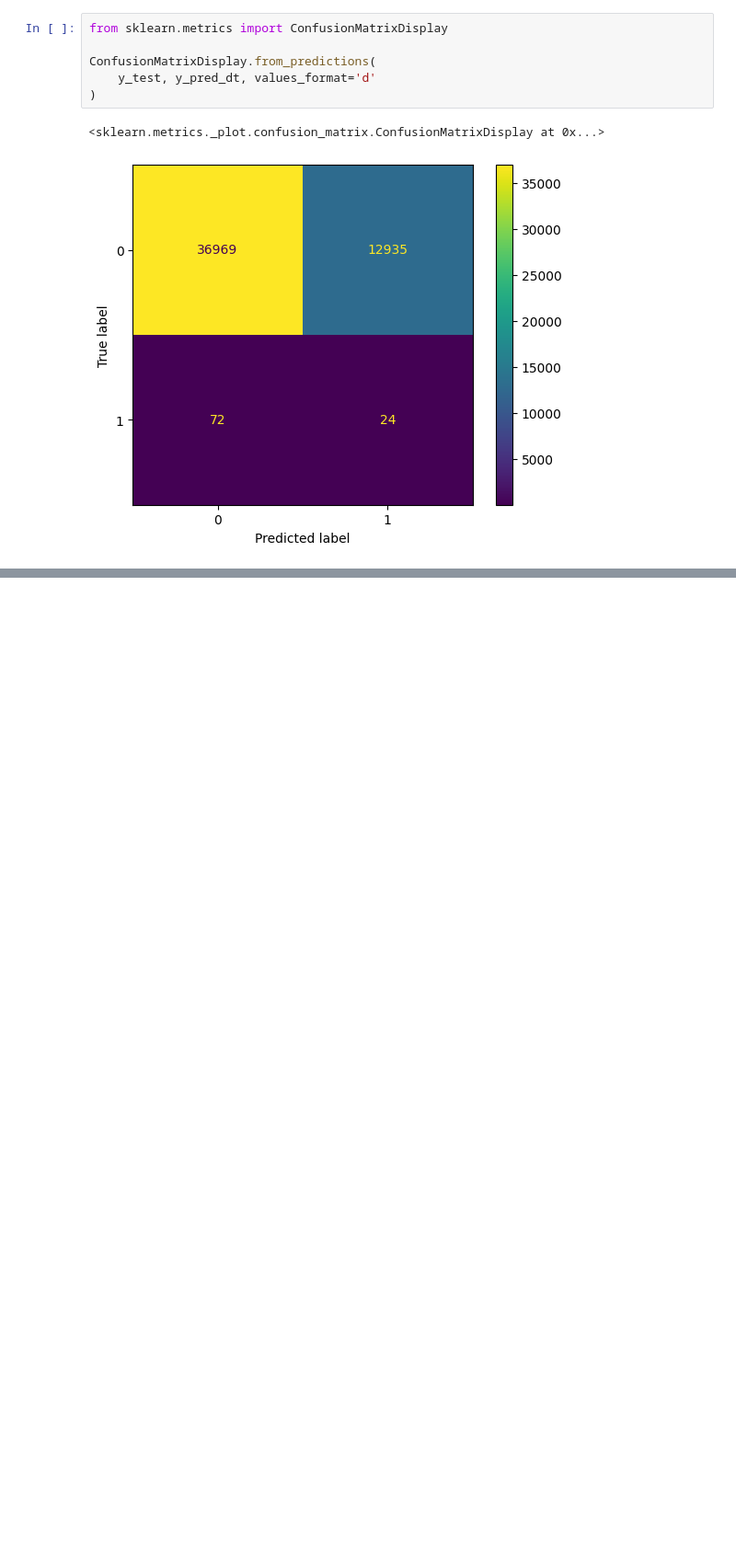
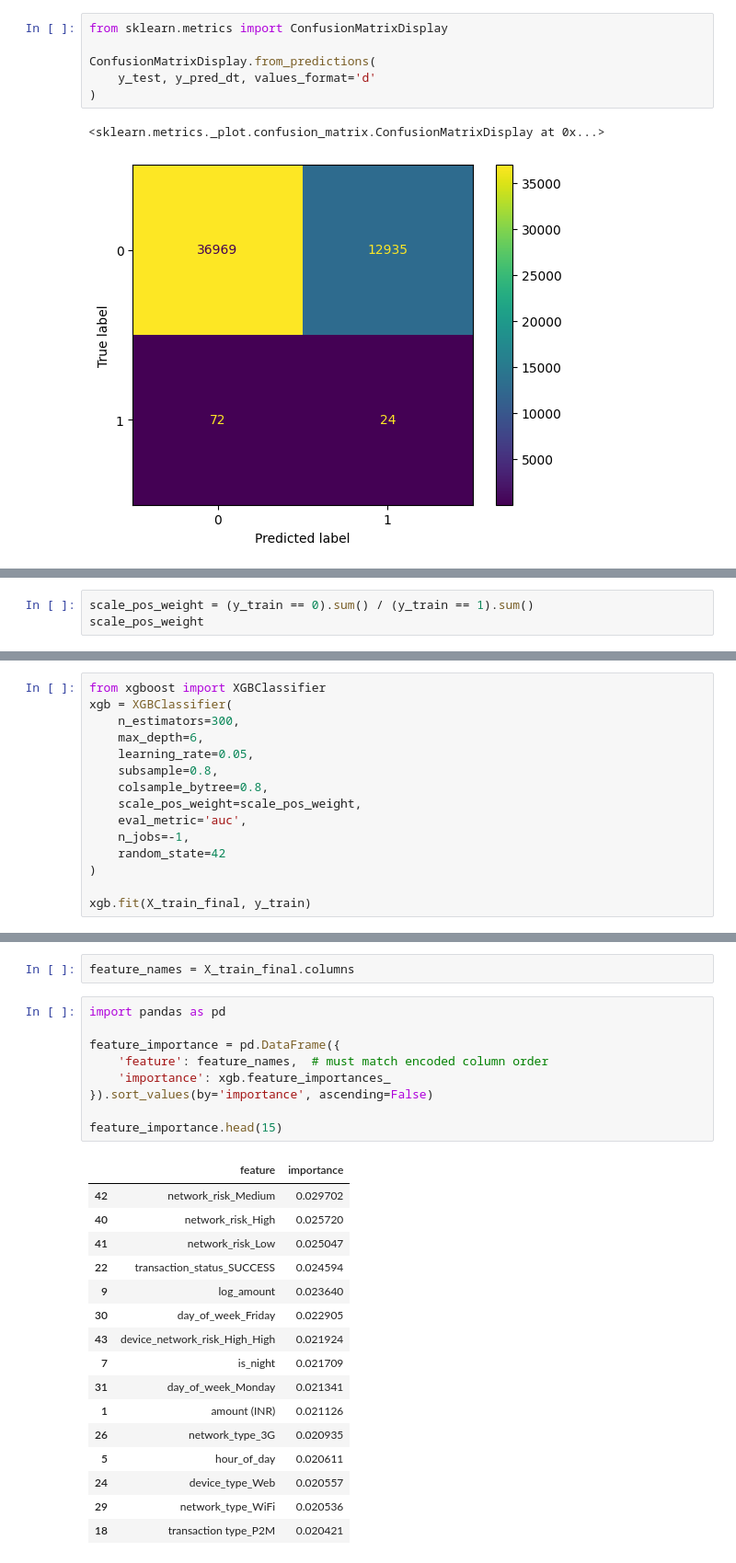
Before and after one commit to Soniya21s/FraudDetectionSystem, a Jupyter notebook: notebooks/03_model_training.ipynb, the cells around one changed output, grey strips where cells are left out. Shown at 92% size. Drawn from its saved outputs; the diff is of its cells as text; blank space fills up the shorter version.

```diff
--- a/notebooks/03_model_training.ipynb
+++ b/notebooks/03_model_training.ipynb
@@ -140,0 +226,3 @@ ConfusionMatrixDisplay.from_predictions(
+# %%
+scale_pos_weight = (y_train == 0).sum() / (y_train == 1).sum()
+scale_pos_weight
@@ -140,0 +231,15 @@ ConfusionMatrixDisplay.from_predictions(
+# %%
+from xgboost import XGBClassifier
+xgb = XGBClassifier(
+    n_estimators=300,
+    max_depth=6,
+    learning_rate=0.05,
+    subsample=0.8,
+    colsample_bytree=0.8,
+    scale_pos_weight=scale_pos_weight,
+    eval_metric='auc',
+    n_jobs=-1,
+    random_state=42
+)
+
+xgb.fit(X_train_final, y_train)
@@ -140,0 +275,28 @@ ConfusionMatrixDisplay.from_predictions(
+# %%
+feature_names = X_train_final.columns
+# %%
+import pandas as pd
+
+feature_importance = pd.DataFrame({
+    'feature': feature_names,  # must match encoded column order
+    'importance': xgb.feature_importances_
+}).sort_values(by='importance', ascending=False)
+
+feature_importance.head(15)
+# %% [output]
+|  | feature | importance |
+| 42 | network_risk_Medium | 0.029702 |
+| 40 | network_risk_High | 0.025720 |
+| 41 | network_risk_Low | 0.025047 |
+| 22 | transaction_status_SUCCESS | 0.024594 |
+| 9 | log_amount | 0.023640 |
+| 30 | day_of_week_Friday | 0.022905 |
+| 43 | device_network_risk_High_High | 0.021924 |
+| 7 | is_night | 0.021709 |
+| 31 | day_of_week_Monday | 0.021341 |
+| 1 | amount (INR) | 0.021126 |
+| 26 | network_type_3G | 0.020935 |
+| 5 | hour_of_day | 0.020611 |
+| 24 | device_type_Web | 0.020557 |
+| 29 | network_type_WiFi | 0.020536 |
+| 18 | transaction type_P2M | 0.020421 |
```
Also changed, not shown: parts of 10 cells of this notebook, 3 other files.
